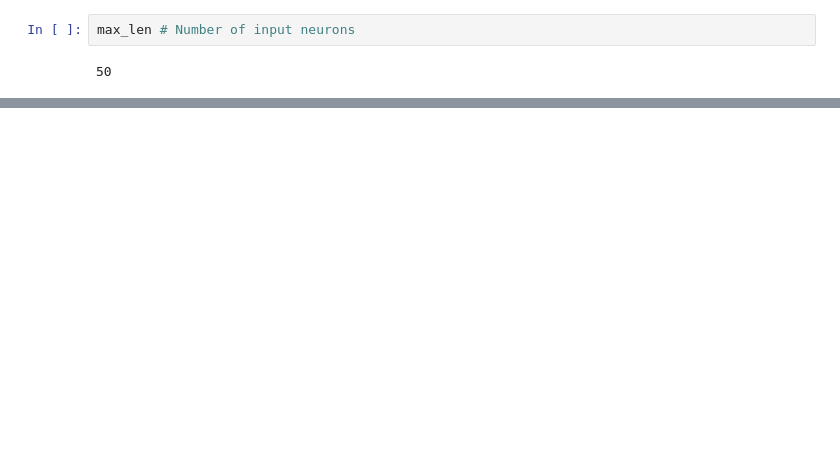
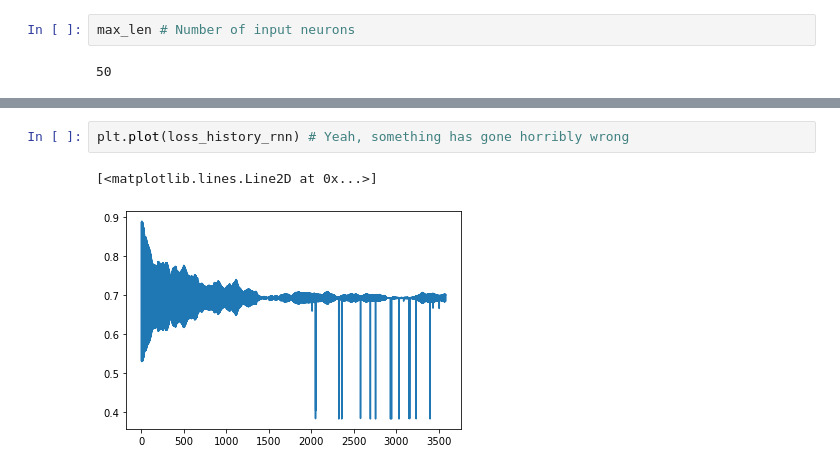
Before and after one commit to ThinhNguyendai/SMSSpamDetection, a Jupyter notebook: MLPSpam.ipynb, the cells around one changed output, grey strips where cells are left out. Drawn from its saved outputs; the diff is of its cells as text; blank space fills up the shorter version.

```diff
--- a/MLPSpam.ipynb
+++ b/MLPSpam.ipynb
@@ -326,0 +431,5 @@ Many things to try, such as :
+# %%
+plt.plot(loss_history_rnn) # Yeah, something has gone horribly wrong
+# %% [output]
+[<matplotlib.lines.Line2D at 0x...>]
+[figure, added]
```
Also changed, not shown: parts of 21 cells of this notebook.
